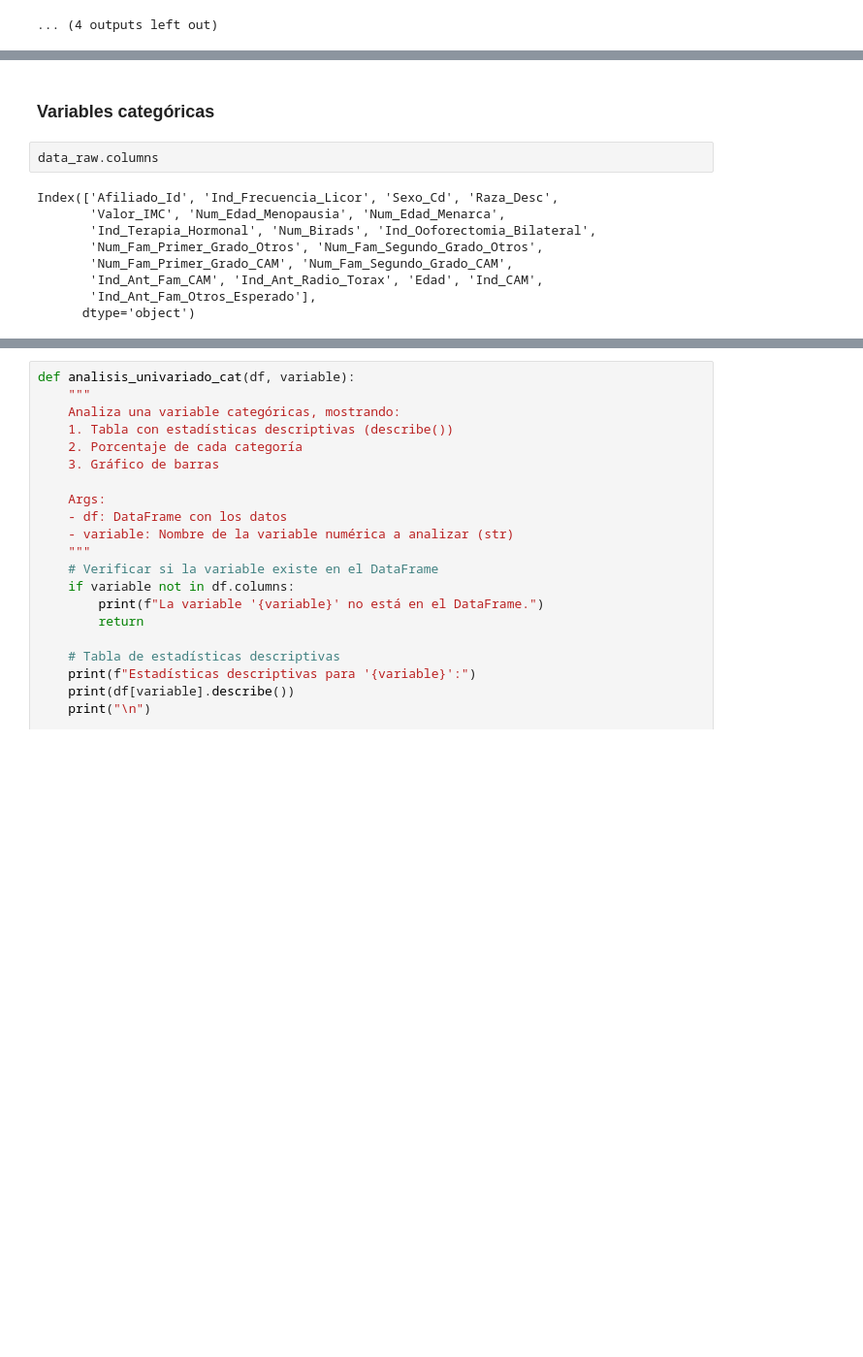
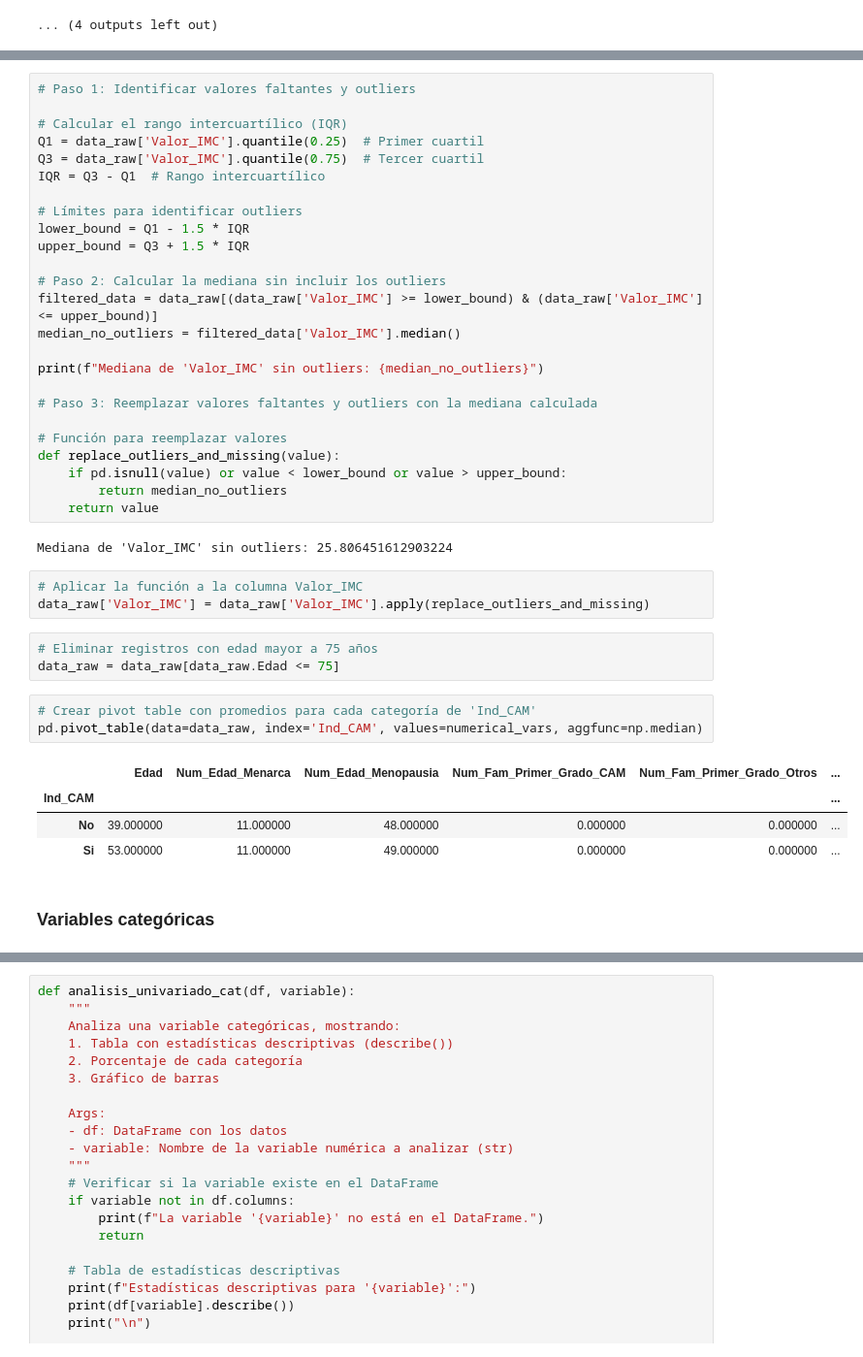
Before and after one commit to jherronr/Modelo_CA_Mama, a Jupyter notebook: Modelo_CA_Mama.ipynb, the cells around one changed output, grey strips where cells are left out. Shown at 97% size. Drawn from its saved outputs; the diff is of its cells as text; blank space fills up the shorter version.

```diff
--- a/Modelo_CA_Mama.ipynb
+++ b/Modelo_CA_Mama.ipynb
@@ -571,14 +599,44 @@ Número de outliers en Num_Fam_Segundo_Grado_Otros: 94850
+# %%
+# Paso 1: Identificar valores faltantes y outliers
+
+# Calcular el rango intercuartílico (IQR)
+Q1 = data_raw['Valor_IMC'].quantile(0.25)  # Primer cuartil
+Q3 = data_raw['Valor_IMC'].quantile(0.75)  # Tercer cuartil
+IQR = Q3 - Q1  # Rango intercuartílico
+
+# Límites para identificar outliers
+lower_bound = Q1 - 1.5 * IQR
+upper_bound = Q3 + 1.5 * IQR
+
+# Paso 2: Calcular la mediana sin incluir los outliers
+filtered_data = data_raw[(data_raw['Valor_IMC'] >= lower_bound) & (data_raw['Valor_IMC'] <= upper_bound)]
+median_no_outliers = filtered_data['Valor_IMC'].median()
+
+print(f"Mediana de 'Valor_IMC' sin outliers: {median_no_outliers}")
+
+# Paso 3: Reemplazar valores faltantes y outliers con la mediana calculada
+
+# Función para reemplazar valores
+def replace_outliers_and_missing(value):
+    if pd.isnull(value) or value < lower_bound or value > upper_bound:
+        return median_no_outliers
+    return value
+# %% [output]
+Mediana de 'Valor_IMC' sin outliers: 25.806451612903224
+# %%
+# Aplicar la función a la columna Valor_IMC
+data_raw['Valor_IMC'] = data_raw['Valor_IMC'].apply(replace_outliers_and_missing)
+# %%
+# Eliminar registros con edad mayor a 75 años
+data_raw = data_raw[data_raw.Edad <= 75]
+# %%
+# Crear pivot table con promedios para cada categoría de 'Ind_CAM'
+pd.pivot_table(data=data_raw, index='Ind_CAM', values=numerical_vars, aggfunc=np.median)
+# %% [output]
+|  | Edad | Num_Edad_Menarca | Num_Edad_Menopausia | Num_Fam_Primer_Grado_CAM | Num_Fam_Primer_Grado_Otros | ... |
+| Ind_CAM |  |  |  |  |  | ... |
+| No | 39.000000 | 11.000000 | 48.000000 | 0.000000 | 0.000000 | ... |
+| Si | 53.000000 | 11.000000 | 49.000000 | 0.000000 | 0.000000 | ... |
 # %% [markdown]
 ### Variables categóricas
-# %%
-data_raw.columns
-# %% [output]
-Index(['Afiliado_Id', 'Ind_Frecuencia_Licor', 'Sexo_Cd', 'Raza_Desc',
-       'Valor_IMC', 'Num_Edad_Menopausia', 'Num_Edad_Menarca',
-       'Ind_Terapia_Hormonal', 'Num_Birads', 'Ind_Ooforectomia_Bilateral',
-       'Num_Fam_Primer_Grado_Otros', 'Num_Fam_Segundo_Grado_Otros',
-       'Num_Fam_Primer_Grado_CAM', 'Num_Fam_Segundo_Grado_CAM',
-       'Ind_Ant_Fam_CAM', 'Ind_Ant_Radio_Torax', 'Edad', 'Ind_CAM',
-       'Ind_Ant_Fam_Otros_Esperado'],
-      dtype='object')
 # %%
```
Also changed, not shown: parts of 3 cells of this notebook, 1 other file.
